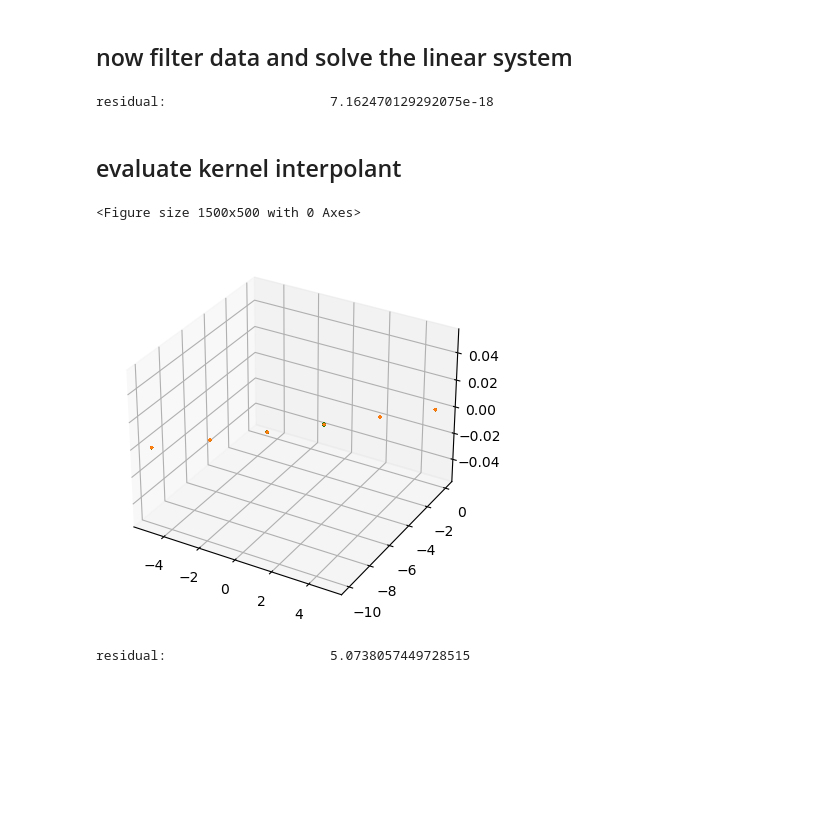
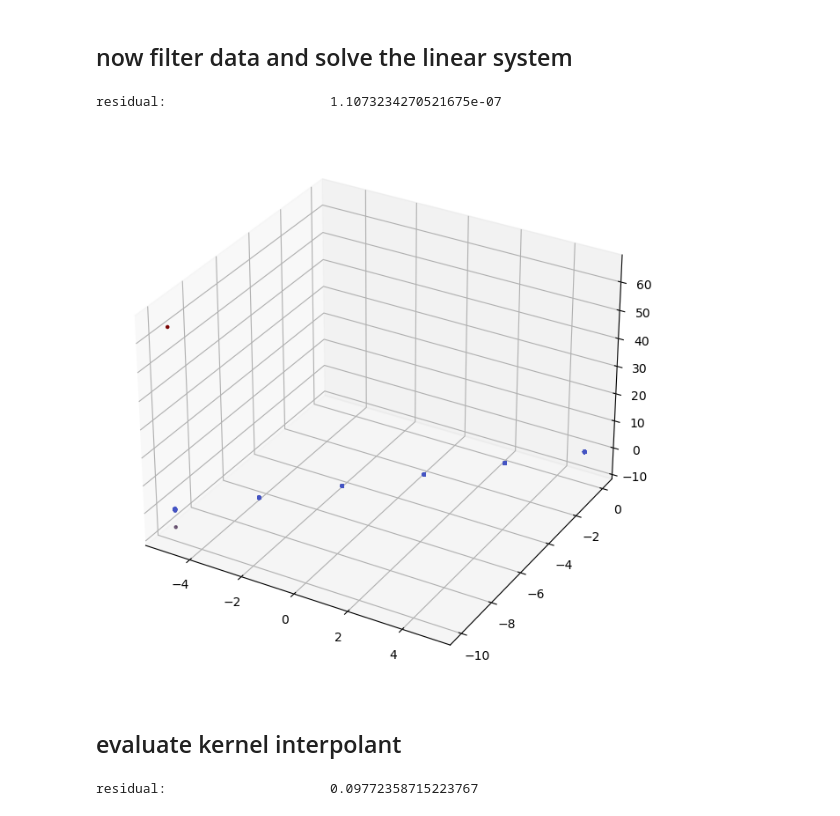
Before and after one commit to muchip/fmca, a Jupyter notebook: py/FMCA_simOceanTest1.ipynb, the cells around one changed output. Saved outputs shown, nothing was run; the diff lists cells and outputs as text; code cells hidden in the pictures; blank space fills up the shorter version.

```diff
--- a/py/FMCA_simOceanTest1.ipynb
+++ b/py/FMCA_simOceanTest1.ipynb
@@ -86,7 +86,11 @@ condition number:             1.3419118195880182
 # %% [markdown]
 ## now filter data and solve the linear system
 # %%
-y = my_data[2,:]
+# Reorder the output and input based on ST indices .
+output = my_data[2,:]
+y = output[ST.indices()]
+spts = pts[:,ST.indices()]
+# Transform y in new coordinate
 Ty = FMCA.sampletTransform(ST, y.transpose())
 Tysmall = Ty[idx,:];
 Talpha = la.solve(Ksmall.todense(), Tysmall)
@@ -96,20 +100,24 @@ Talphaemb = np.zeros(Ty.shape)
 Talphaemb[idx,:] = Talpha
 alpha = FMCA.inverseSampletTransform(ST, Talphaemb)
 # %% [output]
-residual:                     7.162470129292075e-18
+residual:                     1.1073234270521675e-07
+# %%
+plt.figure(figsize=(8,8))
+ax = plt.axes(projection='3d')
+ax.scatter(spts[0,:], spts[1,:], Ty, c=Ty, marker='.', cmap='turbo')
+plt.show()
+# %% [output]
+[figure, added]
 # %% [markdown]
 ## evaluate kernel interpolant
 # %%
-Keval = cov.eval(pts, pts)
-r = y.transpose() - Keval @ alpha
-plt.figure(figsize=(15,5))
-fig = plt.figure()
-ax = fig.add_subplot(projection='3d')
-plt.scatter(pts[0,:],pts[1,:], y, marker='x' )
-plt.scatter(pts[0,:],pts[1,:], Keval @ alpha, marker='x' )
-plt.show()
+y = output[ST.indices()]
+
+Keval = cov.eval(spts, spts)
+
+r = y.reshape(-1,1) - Keval @ alpha
+
+
 print('residual:                    ', la.norm(r)/la.norm(y))
 # %% [output]
-<Figure size 1500x500 with 0 Axes>
+residual:                     0.09772358715223767
-[figure, removed]
-residual:                     5.0738057449728515
```
Also changed, not shown: parts of 4 cells of this notebook.
